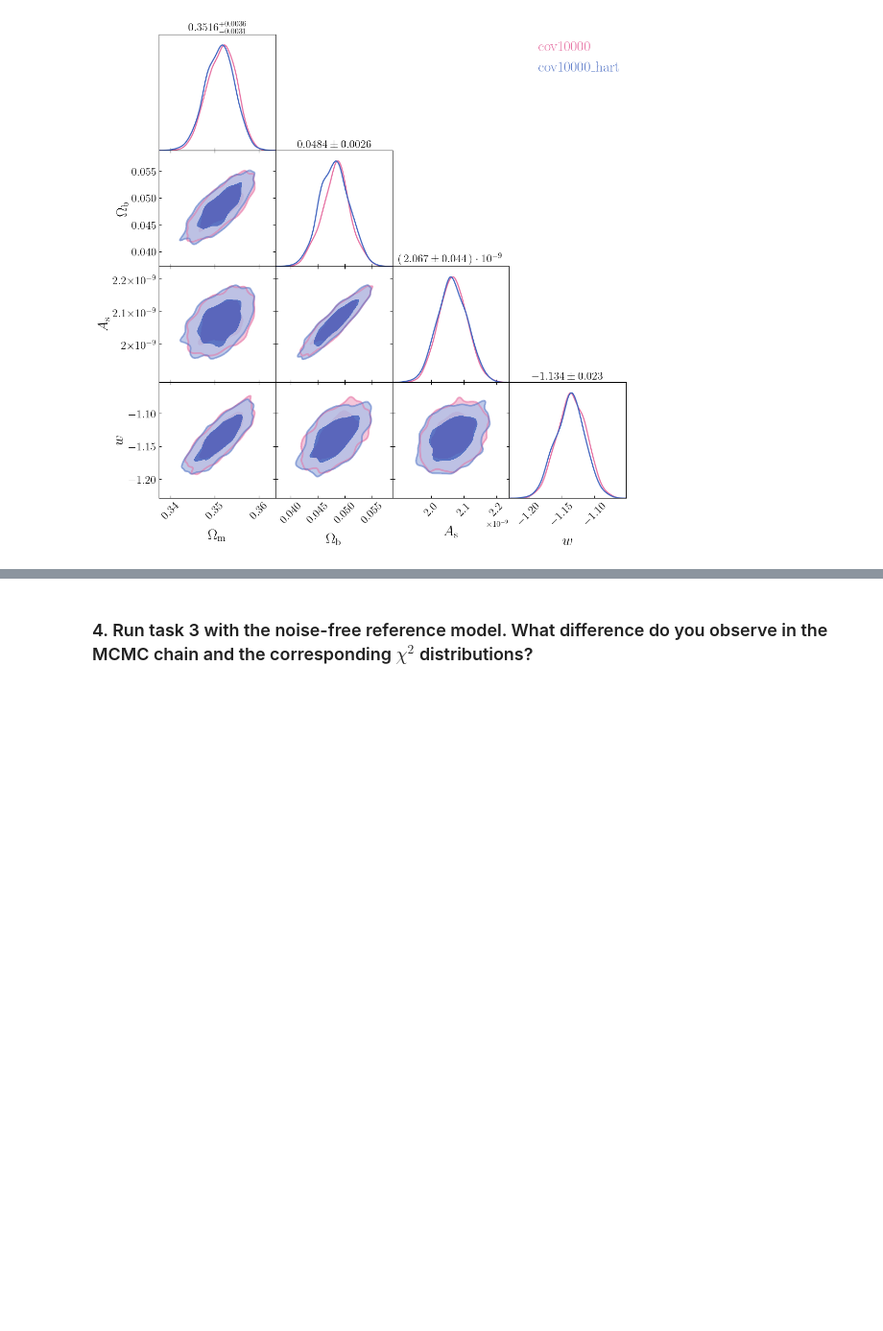
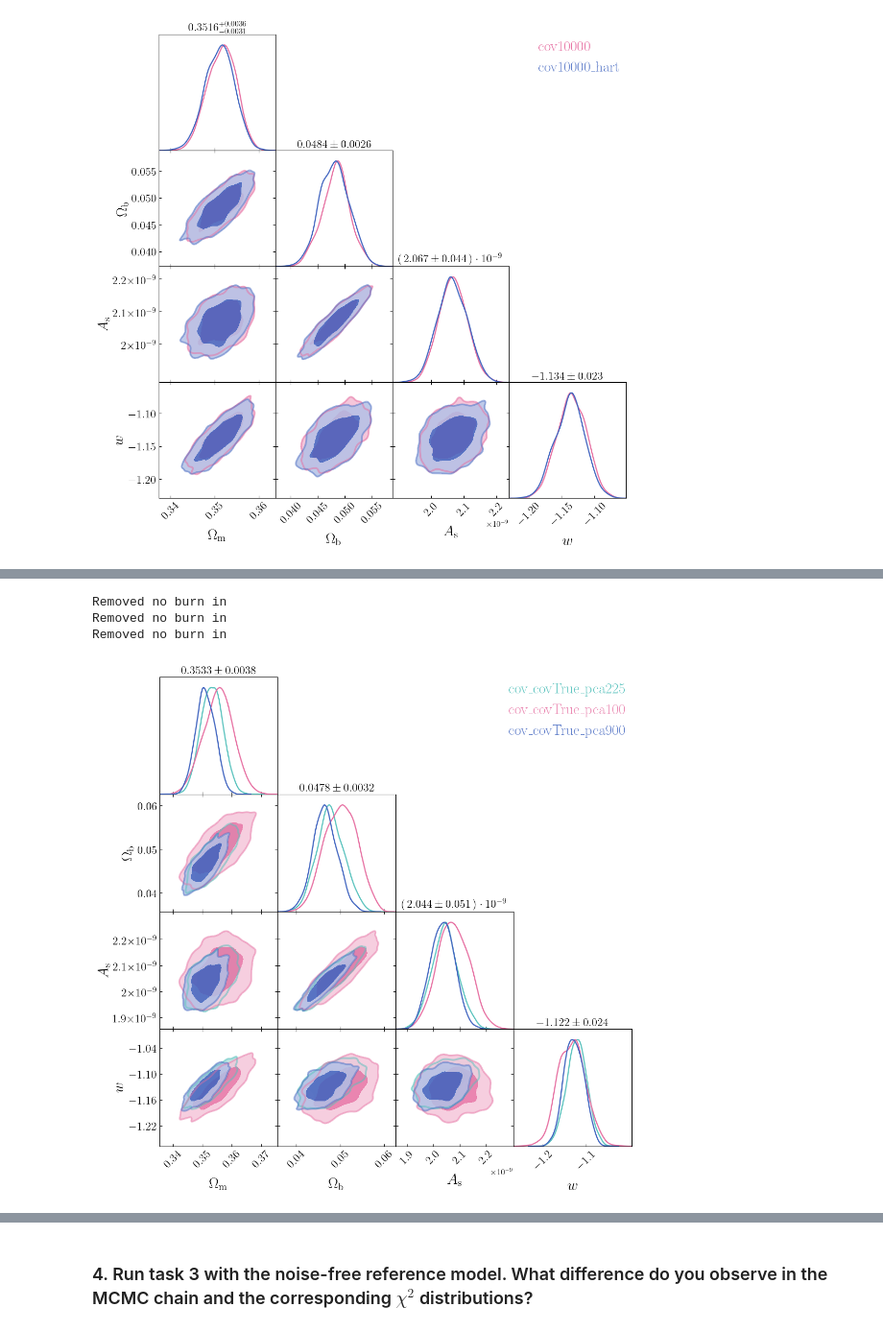
Before and after one commit to Rashaad-Reid/UWAstroStats, a Jupyter notebook: projects/2ptstat-analysis/assignments/assignment3.ipynb, the cells around one changed output, grey strips where cells are left out. Shown at 96% size. Saved outputs shown, nothing was run; the diff lists cells and outputs as text; code cells hidden in the pictures; blank space fills up the shorter version.

Commit message:
Assignment 3 everything runs

```diff
--- a/projects/2ptstat-analysis/assignments/assignment3.ipynb
+++ b/projects/2ptstat-analysis/assignments/assignment3.ipynb
@@ -365,0 +442,16 @@ Removed no burn in
+# %%
+samples_covTrue_pca225 = np.load('data_4_assignment3/outputs_MCMC/MCMC_covTrue_pca225.npy')
+samples_covTrue_pca100 = np.load('data_4_assignment3/outputs_MCMC/MCMC_covTrue_pca100.npy')
+samples_covTrue_pca900 = np.load('data_4_assignment3/outputs_MCMC/MCMC_covTrue_pca900.npy')
+# %%
+plot_posteriors([samples_covTrue_pca225,samples_covTrue_pca100,samples_covTrue_pca900],
+                labels=['cov_covTrue_pca225','cov_covTrue_pca100','cov_covTrue_pca900'])
+plt.show()
+
+#plot_chi2(log_prob_samples_covTrue_pca225)
+#plt.show()
+# %% [output]
+Removed no burn in
+Removed no burn in
+Removed no burn in
+[figure, added]
```
Also changed, not shown: parts of 39 cells of this notebook, 27 other files.
